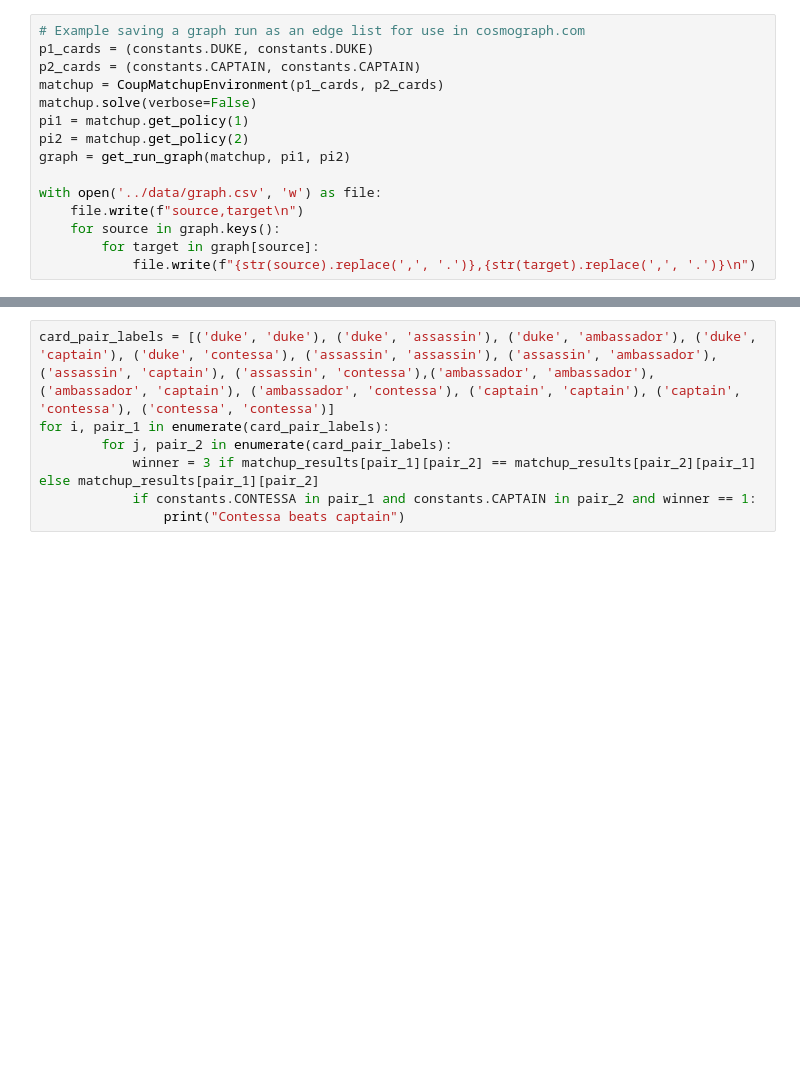
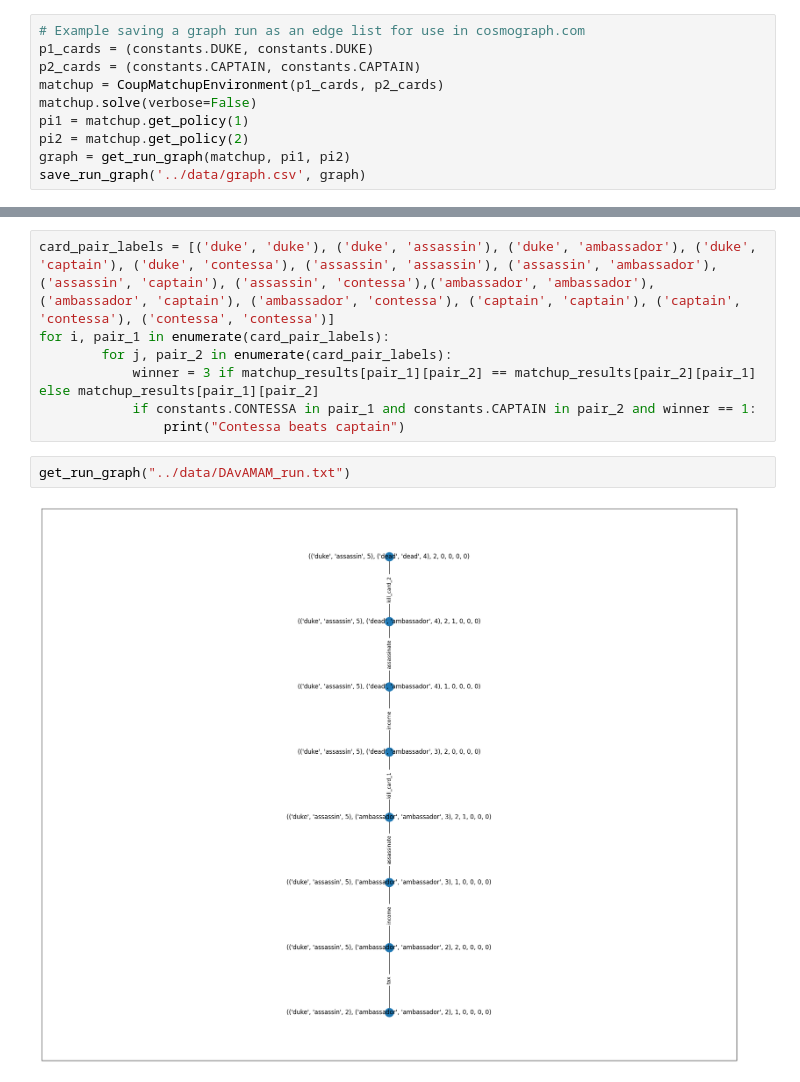
Before and after one commit to matthewScohen/coup_endgame_solving, a Jupyter notebook: src/results.ipynb, the cells around one changed output, grey strips where cells are left out. Cells and saved outputs as stored; diff of their text form; blank space fills up the shorter version.

Commit message:
add a way to save a game graph as an edge list csv file and data on more matchups

```diff
--- a/src/results.ipynb
+++ b/src/results.ipynb
@@ -56,12 +57,7 @@ matchup.solve(verbose=False)
 pi1 = matchup.get_policy(1)
 pi2 = matchup.get_policy(2)
 graph = get_run_graph(matchup, pi1, pi2)
-
-with open('../data/graph.csv', 'w') as file:
-    file.write(f"source,target\n")
-    for source in graph.keys():
-        for target in graph[source]:
-            file.write(f"{str(source).replace(',', '.')},{str(target).replace(',', '.')}\n")
+save_run_graph('../data/graph.csv', graph)
 # %%
 def get_grid_fig(card_pair_labels, path, fontsize=25):
     winner_array = np.zeros((len(card_pair_labels),len(card_pair_labels)))
@@ -285,3 +281,7 @@ for i, pair_1 in enumerate(card_pair_labels):
             winner = 3 if matchup_results[pair_1][pair_2] == matchup_results[pair_2][pair_1] else matchup_results[pair_1][pair_2]
             if constants.CONTESSA in pair_1 and constants.CAPTAIN in pair_2 and winner == 1:
                 print("Contessa beats captain")
+# %%
+get_run_graph("../data/DAvAMAM_run.txt")
+# %% [output]
+[figure, added]
```
Also changed, not shown: parts of 1 cell of this notebook, 9 other files.
